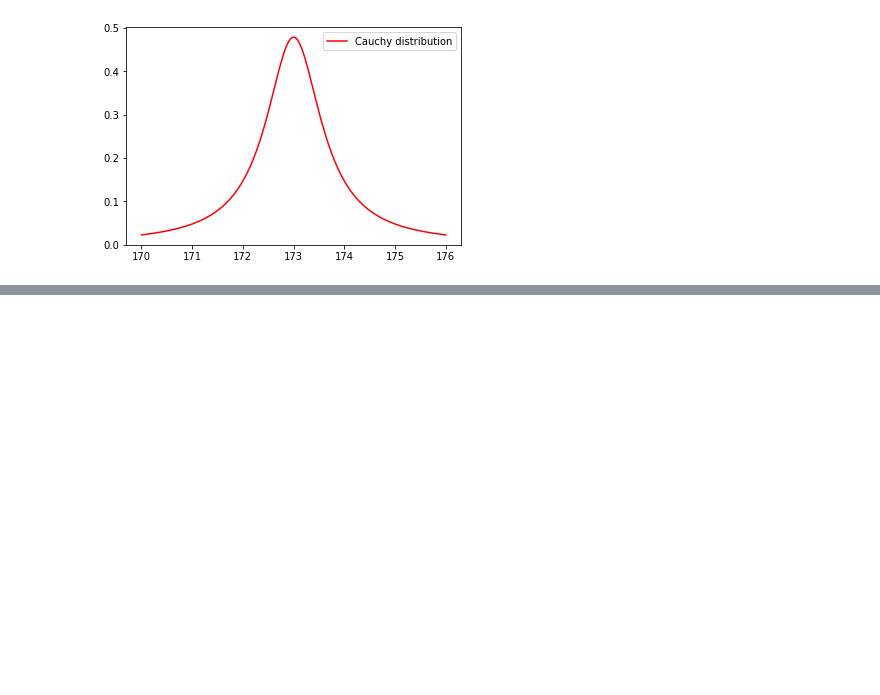
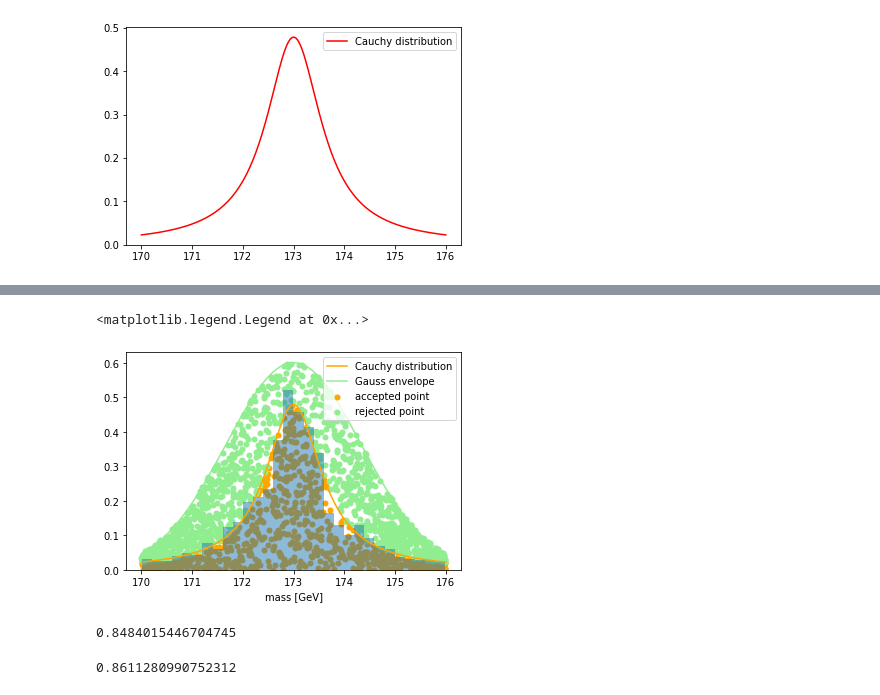
Before and after one commit to antoninvapa/M-thodStat, a Jupyter notebook: Sheet 3/sheet03.ipynb, the cells around one changed output, grey strips where cells are left out. Saved outputs shown, nothing was run; the diff lists cells and outputs as text; code cells hidden in the pictures; blank space fills up the shorter version.

```diff
--- a/Sheet 3/sheet03.ipynb
+++ b/Sheet 3/sheet03.ipynb
@@ -107,0 +104,22 @@ plt.plot(Interval, Cauchy(Interval, m_top, gamma_top/2), c='orange',label="Cauch
+# %%
+plt.plot(Interval, Cauchy(Interval, m_top, gamma_top/2), c='orange',label="Cauchy distribution")
+plt.scatter(xg_ok, yg_ok, lw=0.01, c='orange', label='accepted point')
+plt.scatter(xg_nok, yg_nok, lw=0.01, c='lightgreen', label='rejected point')
+plt.plot(Interval, 2*Gauss(Interval, m_top, gamma_top), label="Gauss envelope", c='lightgreen')
+contents, bin_edges, _= plt.hist(xg_ok, weights=weights_ok, bins=n_bins, alpha=0.5)
+plt.xlabel("mass [GeV]")
+plt.legend()
+# %% [output]
+<matplotlib.legend.Legend at 0x...>
+[figure, added]
+# %%
+Cauchy_int_est=np.sum(contents)*(bin_edges[-1] - bin_edges[0]) / n_bins
+Cauchy_int_est
+# %% [output]
+0.8484015446704745
+# %%
+import scipy.integrate as integrate
+
+integrate.quad(lambda x: Cauchy(x, m_top, gamma_top/2), 170, 176)[0]
+# %% [output]
+0.8611280990752312
```
Also changed, not shown: parts of 10 cells of this notebook.
